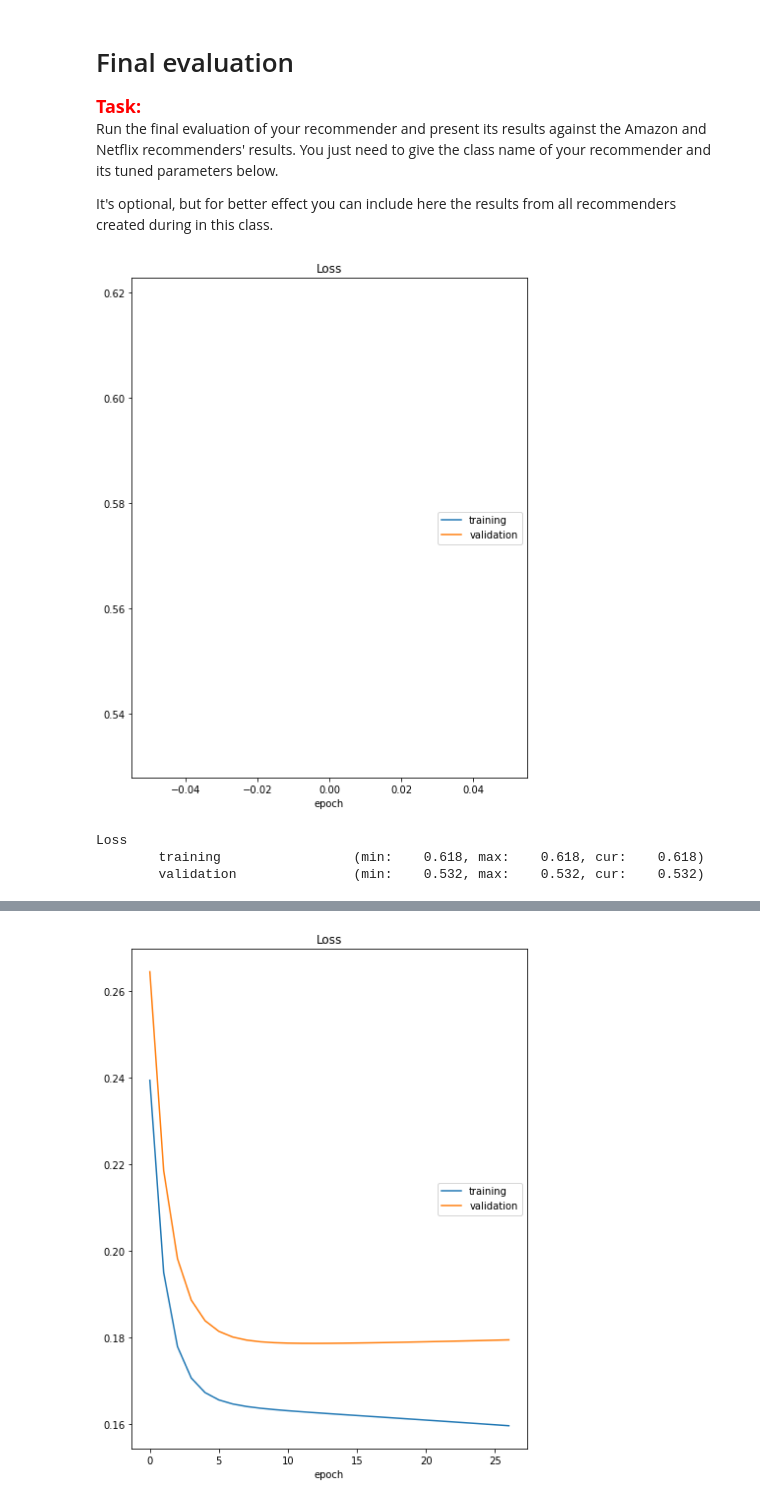
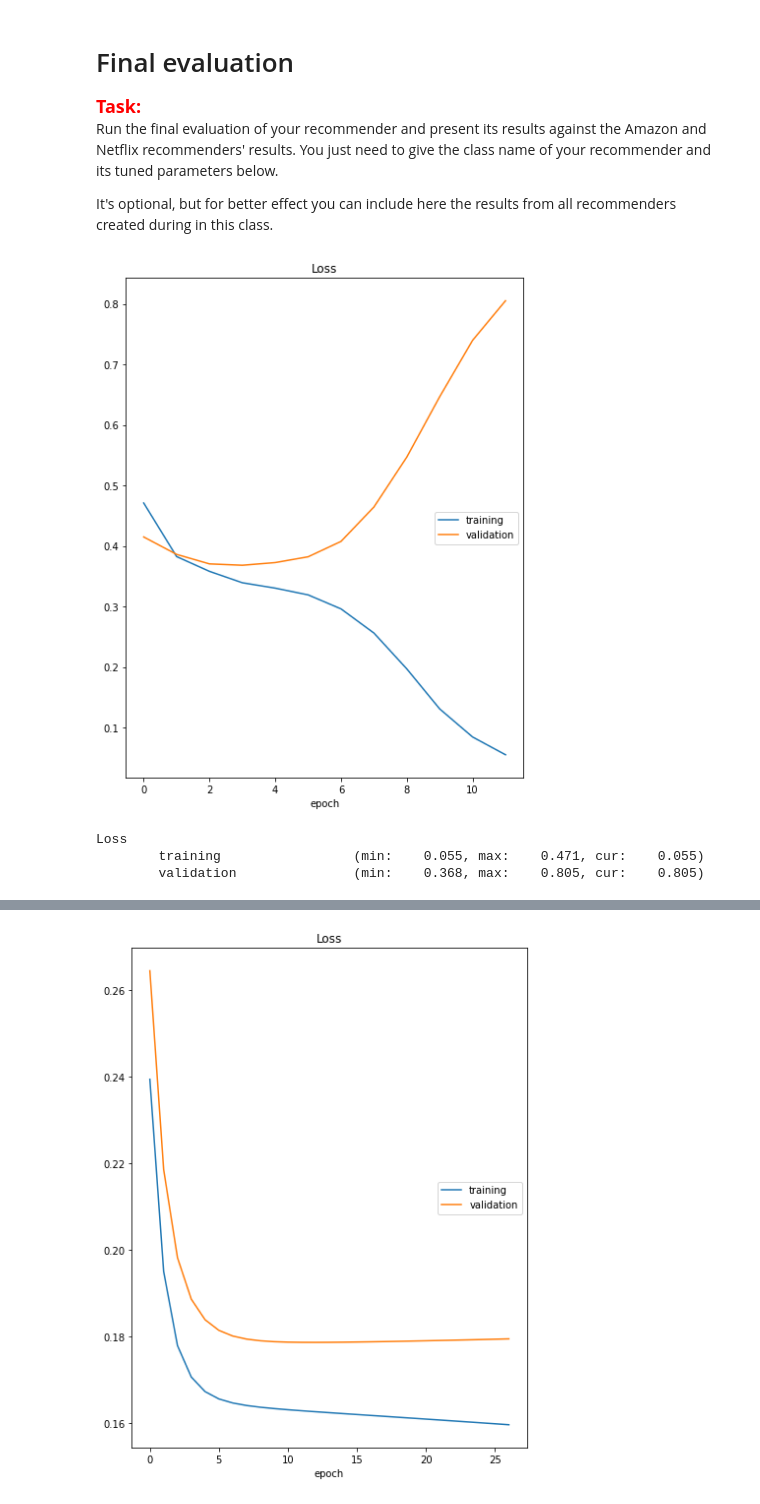
Before and after one commit to kabix09/NeuralNetworkHotelRecommender, a Jupyter notebook: project_2_recommender_and_evaluation.ipynb, the cells around one changed output, grey strips where cells are left out. Drawn from its saved outputs; the diff is of its cells as text; code cells hidden in the pictures.

```diff
--- a/project_2_recommender_and_evaluation.ipynb
+++ b/project_2_recommender_and_evaluation.ipynb
@@ -684,6 +705,6 @@ class NNRecommender(Recommender):
 items_df = interactions_df.loc[:, ['item_id'] + base_item_features].drop_duplicates()
 # %%
 # Fit method
-nn_recommender = NNRecommender(params=params_config)
-nn_recommender.fit(interactions_df, None, None)
+hybrid_nn_recommender = HybridNNRecommender()
+hybrid_nn_recommender.fit(interactions_df, None, None)
 # %% [output]
@@ -694,7 +715,7 @@ Loss
 # %%
 # Recommender method
 
-recommendations = nn_recommender.recommend(pd.DataFrame([[1], [2], [3], [4], [5]], columns=['user_id']), items_df, 10)
+recommendations = hybrid_nn_recommender.recommend(pd.DataFrame([[1], [2], [3], [4], [5]], columns=['user_id']), items_df, 10)
 
 recommendations = pd.merge(recommendations, items_df, on='item_id', how='left')
 display(HTML(recommendations.to_html()))
@@ -1040,7 +1076,8 @@ class NNRecommender(Recommender):
 # %%
 items_df = interactions_df.loc[:, ['item_id'] + base_item_features].drop_duplicates()
 # %%
+# ['MLPModel', 'GMFModel', 'NeuMFModel']
 # Fit method
-nn_recommender = NNRecommender(params=params_config)
+nn_recommender = NNRecommender()
 nn_recommender.fit(interactions_df, None, None)
 # %% [output]
@@ -1189,33 +1293,26 @@ Run the final evaluation of your recommender and present its results against the
 
 It's optional, but for better effect you can include here the results from all recommenders created during in this class.
 # %%
-
-params_config = {
-    'n_epochs': 1, # 25
-    'batch_size': 2, # 200 # 64
-    'learning_rate': 0.001, #0.0005
-    #'n_neurons': 0, #80
-    'embedding_dim': 6,
-    'display_loss_plot': 0,
-    'device': torch.device("cuda:0" if torch.cuda.is_available() else "cpu"),
-    'weight_decay': 0.0001,
-    'modelClass': 'MLPModel'
-}
-
-
-nn_recommender = NNRecommender(n_neg_per_pos=1, params=params_config)  # Initialize your recommender here
+nn_recommender = NNRecommender(
+                      batch_size=96.0,
+                      embedding_dim=88.0,
+                      learning_rate=0.001,
+                      n_epochs=12.0,
+                      n_neg_per_pos = 4.0,
+                      weight_decay = 0.0075,
+                      model_class = 'MLPModel')  # Initialize your recommender here
 
 # Give the name of your recommender in the line below
 nn_tts_results = [['NNRecommender'] + list(evaluate_train_test_split_implicit(
     nn_recommender, interactions_df, items_df))]
 
 nn_tts_results = pd.DataFrame(
     nn_tts_results, columns=['Recommender', 'HR@1', 'HR@3', 'HR@5', 'HR@10', 'NDCG@1', 'NDCG@3', 'NDCG@5', 'NDCG@10'])
 
 display(HTML(nn_tts_results.to_html()))
 # %% [output]
-[figure, old version]
+[figure, new version]
 Loss
-        training                 (min:    0.618, max:    0.618, cur:    0.618)
-        validation               (min:    0.532, max:    0.532, cur:    0.532)
+        training                 (min:    0.055, max:    0.471, cur:    0.055)
+        validation               (min:    0.368, max:    0.805, cur:    0.805)
 |  | Recommender | HR@1 | HR@3 | HR@5 | HR@10 | NDCG@1 | NDCG@3 | NDCG@5 | NDCG@10 |
```
Also changed, not shown: parts of 21 cells of this notebook.
